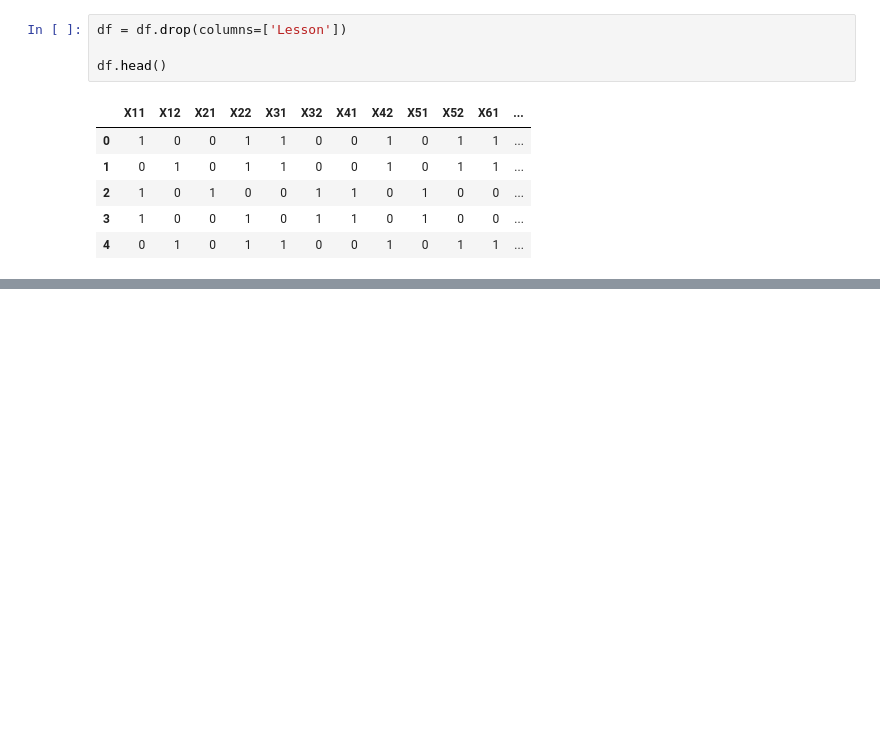
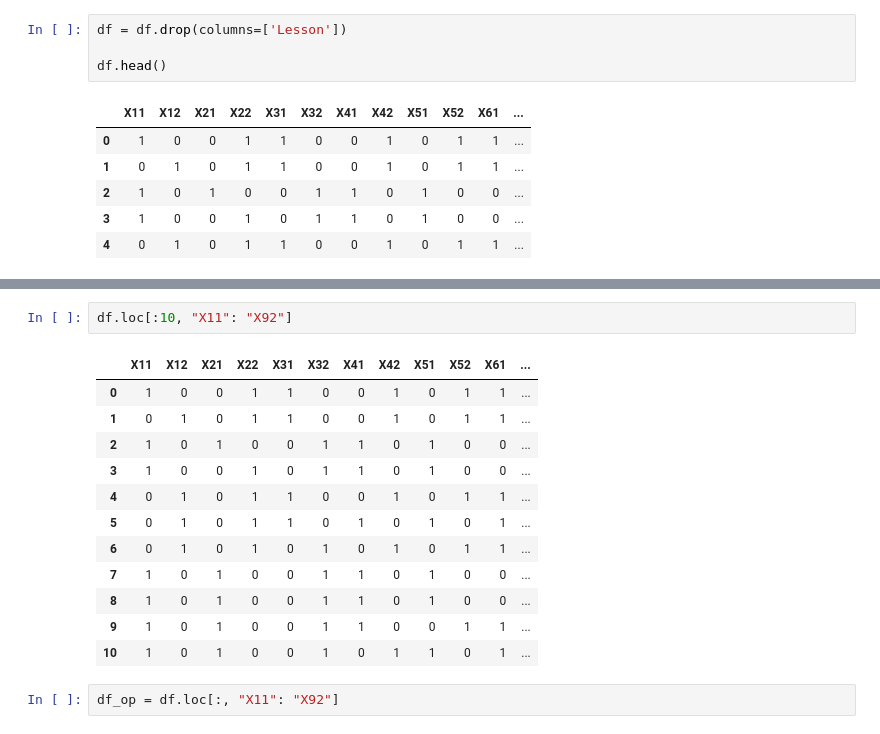
Before and after one commit to gfantonib/genetic_algorithm, a Jupyter notebook: genetic_algorithm.ipynb, the cells around one changed output, grey strips where cells are left out. Cells and saved outputs as stored; diff of their text form; blank space fills up the shorter version.

```diff
--- a/genetic_algorithm.ipynb
+++ b/genetic_algorithm.ipynb
@@ -83,0 +187,17 @@ TypeError: 'Series' object is not callable
+# %%
+df.loc[:10, "X11": "X92"]
+# %% [output]
+|  | X11 | X12 | X21 | X22 | X31 | X32 | X41 | X42 | X51 | X52 | X61 | ... |
+| 0 | 1 | 0 | 0 | 1 | 1 | 0 | 0 | 1 | 0 | 1 | 1 | ... |
+| 1 | 0 | 1 | 0 | 1 | 1 | 0 | 0 | 1 | 0 | 1 | 1 | ... |
+| 2 | 1 | 0 | 1 | 0 | 0 | 1 | 1 | 0 | 1 | 0 | 0 | ... |
+| 3 | 1 | 0 | 0 | 1 | 0 | 1 | 1 | 0 | 1 | 0 | 0 | ... |
+| 4 | 0 | 1 | 0 | 1 | 1 | 0 | 0 | 1 | 0 | 1 | 1 | ... |
+| 5 | 0 | 1 | 0 | 1 | 1 | 0 | 1 | 0 | 1 | 0 | 1 | ... |
+| 6 | 0 | 1 | 0 | 1 | 0 | 1 | 0 | 1 | 0 | 1 | 1 | ... |
+| 7 | 1 | 0 | 1 | 0 | 0 | 1 | 1 | 0 | 1 | 0 | 0 | ... |
+| 8 | 1 | 0 | 1 | 0 | 0 | 1 | 1 | 0 | 1 | 0 | 0 | ... |
+| 9 | 1 | 0 | 1 | 0 | 0 | 1 | 1 | 0 | 0 | 1 | 1 | ... |
+| 10 | 1 | 0 | 1 | 0 | 0 | 1 | 0 | 1 | 1 | 0 | 1 | ... |
+# %%
+df_op = df.loc[:, "X11": "X92"]
```
Also changed, not shown: parts of 22 cells of this notebook.
